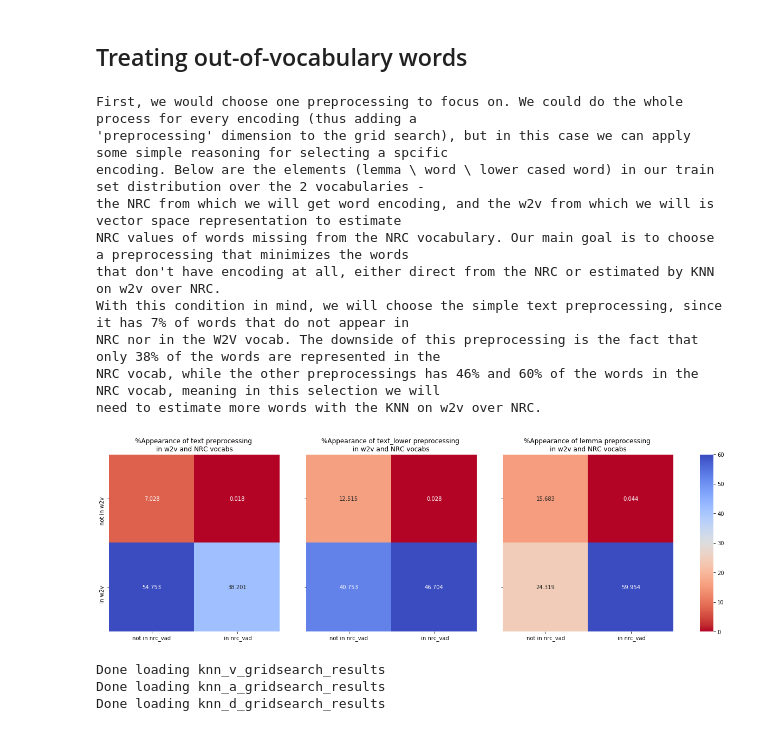
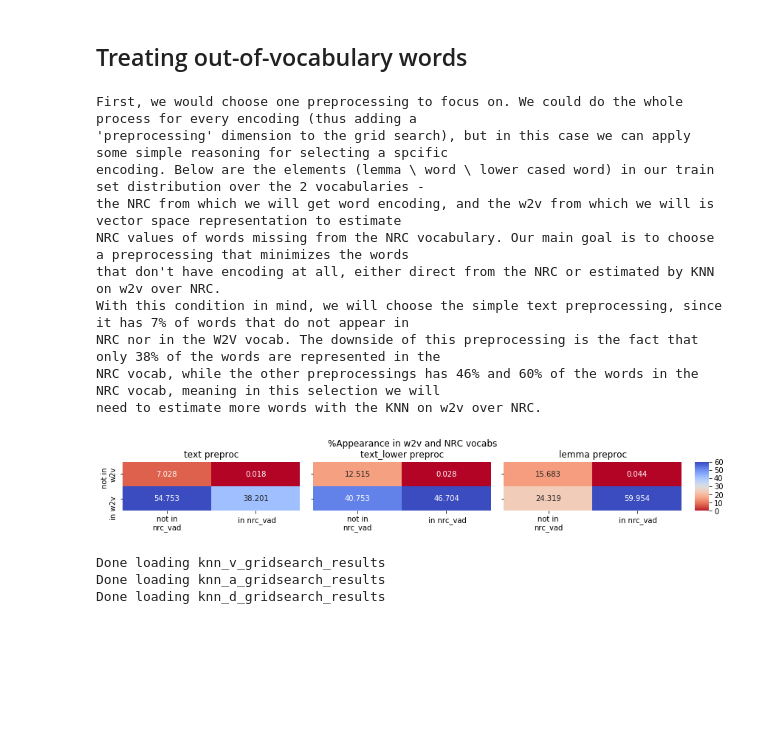
Before and after one commit to ocastel/app-ml-course, a Jupyter notebook: project.ipynb, the cells around one changed output. Drawn from its saved outputs; the diff is of its cells as text; code cells hidden in the pictures; blank space fills up the shorter version.

```diff
--- a/project.ipynb
+++ b/project.ipynb
@@ -108,7 +108,7 @@ def grid_search(param_col, train, test, target_col, pipeline, parameters, save_p
     print("Best model train score: %0.3f" % mean_squared_error(grid_search.best_estimator_.predict(train[param_col]), train[target_col]))
     test_score = mean_squared_error(grid_search.best_estimator_.predict(test[param_col]), test[target_col])
     print("Best model test score: %0.3f" % test_score)
-    joblib.dump(grid_search, '%s_%s_grid_search%0.3f.pkl'% (save_prefix,param_col,test_score), compress = 1)
+#     joblib.dump(grid_search, '%s_%s_grid_search%0.3f.pkl'% (save_prefix,param_col,test_score), compress = 1)
     return grid_search
 
 def merge_dicts(a, b):
@@ -432,7 +355,7 @@ if os.path.exists('w2v_grid_search_all.pkl'):
     print('Done loading w2v grid search from file')
 else:
     for param_col in preprocs:
-        w2v_grid_search[param_col.replace('_list','')] = grid_search(param_col, train[:20], test[:20], target_col, w2v_pipeline, w2v_params_grid, 'w2v', cv=5)
+        w2v_grid_search[param_col.replace('_list','')] = grid_search(param_col, train, test, target_col, w2v_pipeline, w2v_params_grid, 'w2v', cv=5)
     joblib.dump(w2v_grid_search, 'w2v_grid_search_all.pkl', compress = 1)
     print('Done performing w2v grid search')
 
@@ -461,14 +401,13 @@ pd.DataFrame([w2v_params_grid,])
 import pandas as pd
 w2v_grid_search_results_df = grid_search_results_to_df(w2v_grid_search, preprocs=['text_lower_list'])
 
+
 param_for_plotting = w2v_params_grid.keys()
-fig, axes = plt.subplots(2,3)
+fig, axes = plt.subplots(1,5, figsize = (12,2.5), sharey=True)
 for idx, param in enumerate(param_for_plotting):
-    ax = axes[idx%2, int(idx/2)]
+    ax = axes[idx]
     w2v_grid_search_results_df.boxplot(column='mean_test_score', by=param, ax=ax)
     ax.set_title('')
-axes[-1,-1].axis('off')
-# axes[-1,-2].set_xticklabels(['None','5000','10000'])
 plt.suptitle('Boxplot of grid search hyperparametes for lemma preprocessing')
 plt.show()
 # %% [output]
@@ -542,45 +558,48 @@ def counts_to_heatmap(vals, ax, title, cbar = False, cbar_ax=None):
     g.set_ylabel('')
     g.set_xlabel('')
     # labels, title and ticks
-    ax.set_title('%%Appearance of %s preprocessing \nin w2v and NRC vocabs'%title);
-    ax.set_xticklabels(['not in nrc_vad', ' in nrc_vad']);
+#     ax.set_title('%%Appearance of %s preprocessing \nin w2v and NRC vocabs'%title);
+    ax.set_title('%s preproc'%title);
+    ax.set_xticklabels(['not in\nnrc_vad', ' in nrc_vad']);
     return g
 
-f,(ax1,ax2,ax3, axcb) = plt.subplots(1,4, gridspec_kw={'width_ratios':[1,1,1,0.08]}, figsize = (20,6))
+f,(ax1,ax2,ax3, axcb) = plt.subplots(1,4, gridspec_kw={'width_ratios':[1,1,1,0.08]}, figsize = (12,2))
 
 ax1.get_shared_y_axes().join(ax2,ax3)
 g1 = counts_to_heatmap(train.text_list.values, ax1, 'text')
-ax1.set_yticklabels(['not in w2v', 'in w2v']);
+ax1.set_yticklabels(['not in\nw2v', 'in w2v']);
 g2 = counts_to_heatmap(train.text_lower_list.values, ax2, 'text_lower')
 ax2.set_yticklabels(['', '']);
 g3 = counts_to_heatmap(train.lemma_list.values, ax3, 'lemma', cbar=True, cbar_ax=axcb)
 ax3.set_yticklabels(['', '']);
+plt.suptitle('%Appearance in w2v and NRC vocabs')
+f.tight_layout(rect=[0, 0.03, 1, 0.95])
 
 print('''
 First, we would choose one preprocessing to focus on. We could do the whole process for every encoding (thus adding a
 'preprocessing' dimension to the grid search), but in this case we can apply some simple reasoning for selecting a spcific
 encoding. Below are the elements (lemma \ word \ lower cased word) in our train set distribution over the 2 vocabularies -
 the NRC from which we will get word encoding, and the w2v from which we will is vector space representation to estimate
 NRC values of words missing from the NRC vocabulary. Our main goal is to choose a preprocessing that minimizes the words
 that don't have encoding at all, either direct from the NRC or estimated by KNN on w2v over NRC.
 With this condition in mind, we will choose the simple text preprocessing, since it has 7% of words that do not appear in
 NRC nor in the W2V vocab. The downside of this preprocessing is the fact that only 38% of the words are represented in the
 NRC vocab, while the other preprocessings has 46% and 60% of the words in the NRC vocab, meaning in this selection we will
 need to estimate more words with the KNN on w2v over NRC.
 ''')
 plt.show()
 # %% [output]
 First, we would choose one preprocessing to focus on. We could do the whole process for every encoding (thus adding a
 'preprocessing' dimension to the grid search), but in this case we can apply some simple reasoning for selecting a spcific
 encoding. Below are the elements (lemma \ word \ lower cased word) in our train set distribution over the 2 vocabularies -
 the NRC from which we will get word encoding, and the w2v from which we will is vector space representation to estimate
 NRC values of words missing from the NRC vocabulary. Our main goal is to choose a preprocessing that minimizes the words
 that don't have encoding at all, either direct from the NRC or estimated by KNN on w2v over NRC.
 With this condition in mind, we will choose the simple text preprocessing, since it has 7% of words that do not appear in
 NRC nor in the W2V vocab. The downside of this preprocessing is the fact that only 38% of the words are represented in the
 NRC vocab, while the other preprocessings has 46% and 60% of the words in the NRC vocab, meaning in this selection we will
 need to estimate more words with the KNN on w2v over NRC.
-[figure, old version]
+[figure, new version]
 # %%
 import gensim.downloader as api
 import itertools
```
Also changed, not shown: parts of 45 cells of this notebook, 8 other files.
